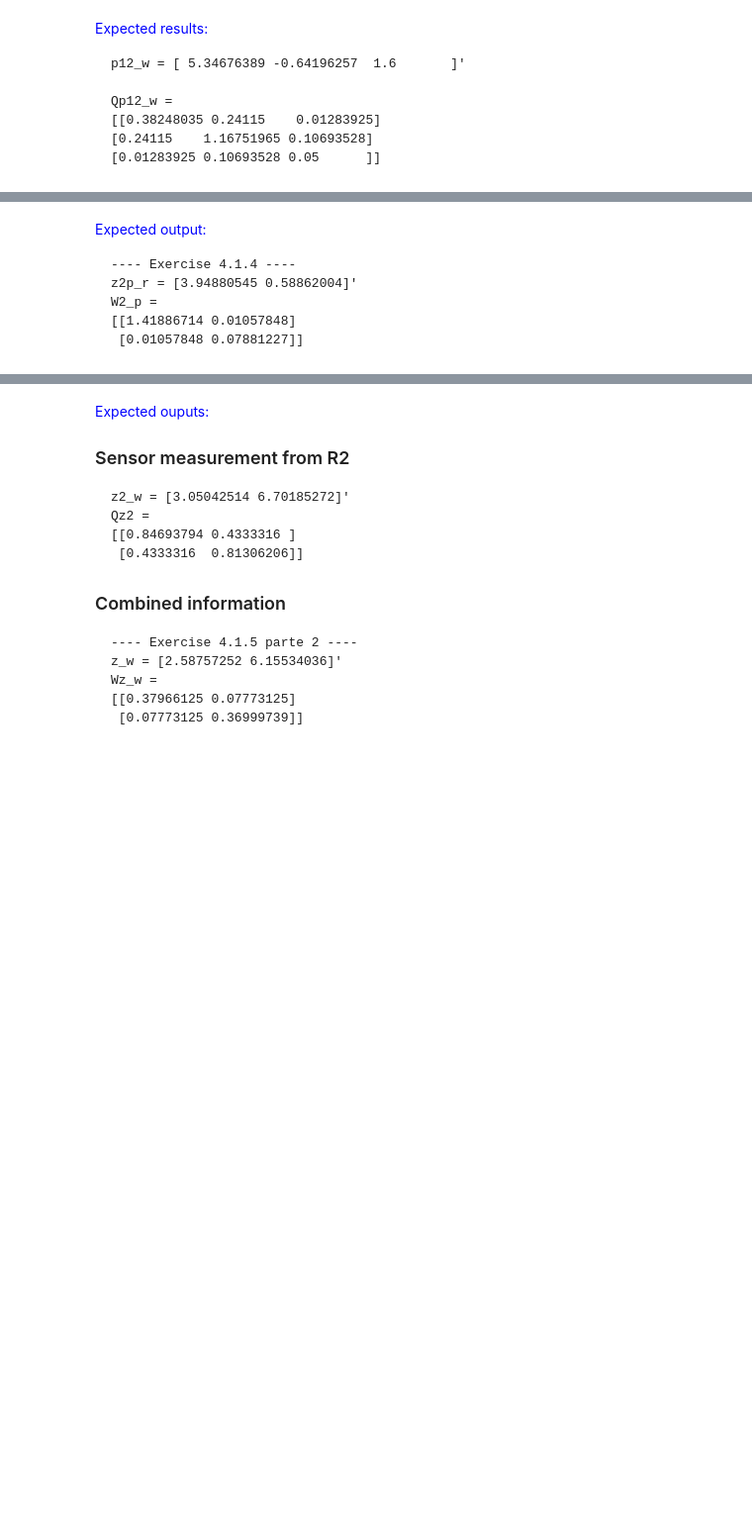
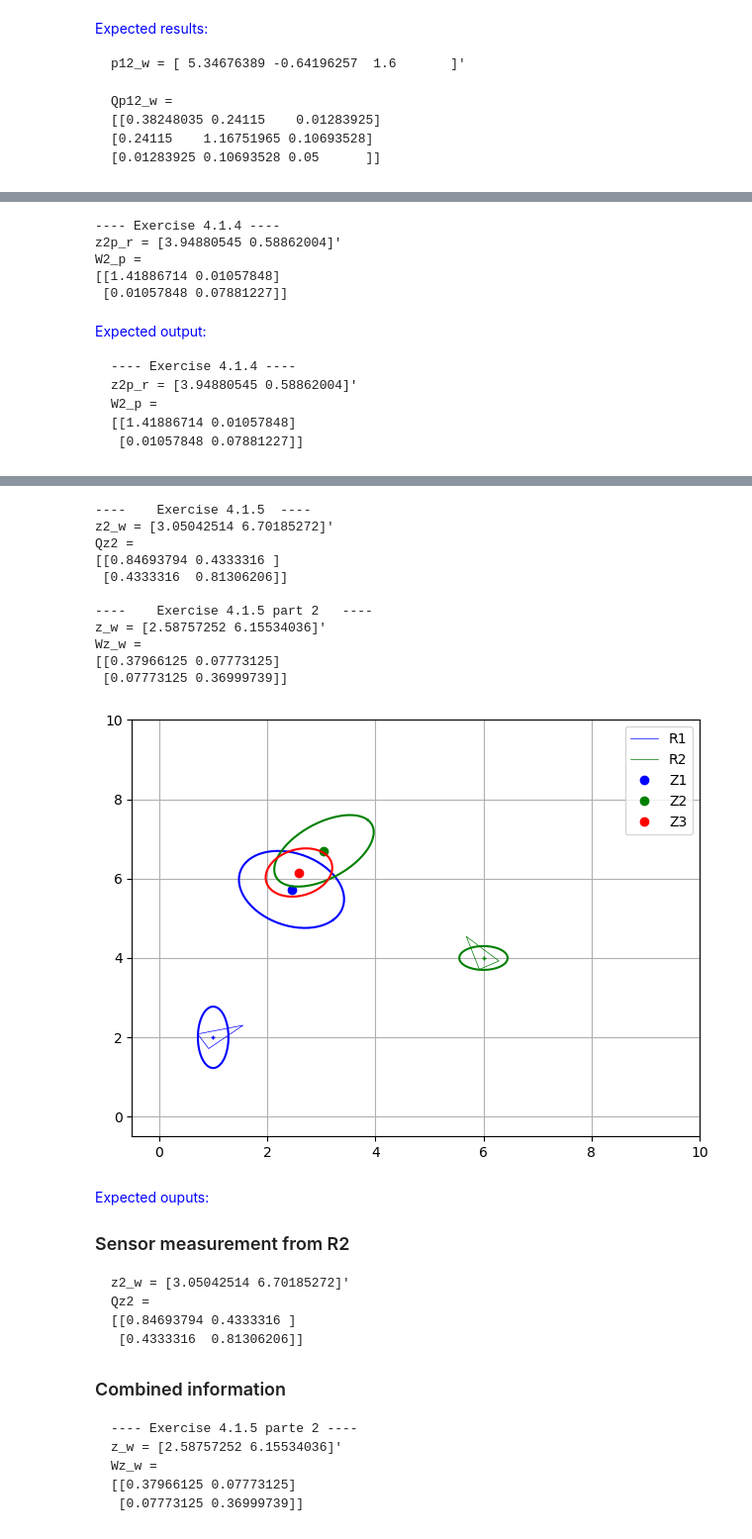
Before and after one commit to CarlosRA97/uma_robotics_2023, a Jupyter notebook: Chapter 04. Robot sensing/4.1 Landmark-based models.ipynb, the cells around one changed output, grey strips where cells are left out. Shown at 99% size. Cells and saved outputs as stored; diff of their text form; code cells hidden in the pictures; blank space fills up the shorter version.

````diff
--- a/Chapter 04. Robot sensing/4.1 Landmark-based models.ipynb
+++ b/Chapter 04. Robot sensing/4.1 Landmark-based models.ipynb
@@ -528,11 +530,17 @@ def predicted_obs_from_pov(p1_w, Qp1_w, z1_w, Wz1_w):
 p2_w = np.vstack([6., 4., 2.1])
 Qp2_w = np.diag([0.20, 0.09, 0.03])
 
-z2_pr, W2_p = predicted_obs_from_pov(p2_w, z1_w, Wz1)
+z2_pr, W2_p = predicted_obs_from_pov(p2_w, Qp2_w, z1_w, Wz1)
 print( '---- Exercise 4.1.4 ----\n'+
     'z2p_r = {}\'\n'.format(z2_pr.flatten())+
     'W2_p = \n{}\n'.format(W2_p)
 )
+# %% [output]
+---- Exercise 4.1.4 ----
+z2p_r = [3.94880545 0.58862004]'
+W2_p =
+[[1.41886714 0.01057848]
+ [0.01057848 0.07881227]]
 # %% [markdown]
 <span style="color:blue">Expected output:</span>
 ```
@@ -568,10 +576,12 @@ def combine_pdfs(z1_w, Wz1_w, z2_w, Wz2_w):
             z: Combined observation
             W_z: Uncertainty associated to z
     """
-    None # Implement the needed code here
+    # Implement the needed code here
+    invs1 = np.linalg.inv(Wz1_w)
+    invs2 = np.linalg.inv(Wz2_w)
 
-    W_z = None
-    z = None
+    W_z = np.linalg.inv(invs1 + invs2)
+    z = W_z @ (invs1 @ z1_w + invs2 @ z2_w )
 
     return z, W_z
 # %%
@@ -588,37 +598,50 @@ plt.ylim([-.5, 10])
 plt.grid()
 plt.tight_layout()
 
 fig.canvas.draw()
 
-DrawRobot(fig, ax, None, label='R1', color='blue')
+DrawRobot(fig, ax, p1_w, label='R1', color='blue')
 PlotEllipse(fig, ax, p1_w, Qp1_w, color='blue')
 
-DrawRobot(fig, ax, None, label='R2', color='green')
+DrawRobot(fig, ax, p2_w, label='R2', color='green')
 PlotEllipse(fig, ax, p2_w, Qp2_w, color='green')
 
-ax.plot(None, None, 'o', label='Z1', color='blue')
+ax.plot(z1_w[0,0], z1_w[1,0], 'o', label='Z1', color='blue')
 PlotEllipse(fig, ax, z1_w, Qz1, color='blue')
 
-ax.plot(None, None, 'o', label='Z2', color='green')
+ax.plot(z2_w[0,0], z2_w[1,0], 'o', label='Z2', color='green')
 PlotEllipse(fig, ax, z2_w, Qz2, color='green')
 
 z_w, Wz_w = combine_pdfs(z1_w, Qz1, z2_w, Qz2)
 ax.plot(z_w[0, 0], z_w[1, 0], 'o', label='Z3', color='red')
 PlotEllipse(fig, ax, z_w, Wz_w, color='red')
 
 plt.legend()
 
 # Print results
 print( '----\tExercise 4.1.5\t----\n'+
     'z2_w = {}\'\n'.format(z2_w.flatten())+
     'Qz2 = \n{}\n'.format(Qz2)
     )
 
 # Print results
 print( '----\tExercise 4.1.5 part 2\t----\n'+
     'z_w = {}\'\n'.format(z_w.flatten())+
     'Wz_w = \n{}\n'.format(Wz_w)
     )
+# %% [output]
+----    Exercise 4.1.5  ----
+z2_w = [3.05042514 6.70185272]'
+Qz2 =
+[[0.84693794 0.4333316 ]
+ [0.4333316  0.81306206]]
+
+----    Exercise 4.1.5 part 2   ----
+z_w = [2.58757252 6.15534036]'
+Wz_w =
+[[0.37966125 0.07773125]
+ [0.07773125 0.36999739]]
+[figure, added]
 # %% [markdown]
 <span style="color:blue">Expected ouputs:</span>
 
````
Also changed, not shown: parts of 2 cells of this notebook, 12 other files.
